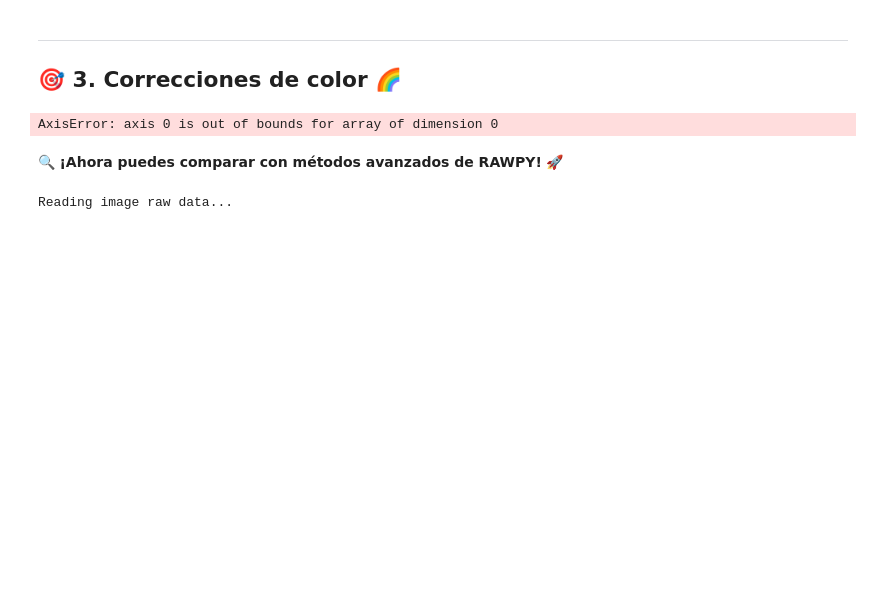
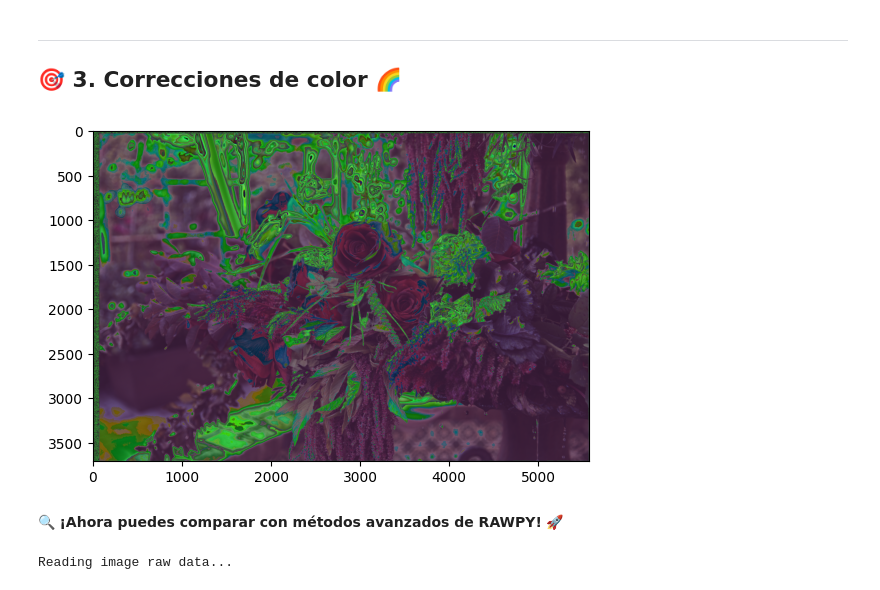
Before and after one commit to LOZANO29/Hands-on-Computer-Vision, a Jupyter notebook: sesiones/sesion2/Sesion2_1_Demosaicking.ipynb, the cells around one changed output. Drawn from its saved outputs; the diff is of its cells as text; code cells hidden in the pictures; blank space fills up the shorter version.

```diff
--- a/sesiones/sesion2/Sesion2_1_Demosaicking.ipynb
+++ b/sesiones/sesion2/Sesion2_1_Demosaicking.ipynb
@@ -228,25 +236,25 @@ plt.show()
 ## 🎯 **3. Correcciones de color** <a name="tema4"></a> 🌈
 # %%
 # Definimos el valor de gamma para la corrección gamma
-gamma = 2.2 # 🛠️ Puedes cambiar este valor para ver cómo afecta a la imagen
+gamma = 0.84 # 🛠️ Puedes cambiar este valor para ver cómo afecta a la imagen
 
 # Apilamos los canales rojo, verde y azul para formar una imagen RGB
-rgb = ...  # 🛠️ Completar la función para apilar los canales
+rgb = rgb = np.stack((r, g, b), axis=2)  # 🛠️ Completar la función para apilar los canales
 
 # # Normalización independiente por canal
 min_val = np.min(rgb, axis=(0, 1))  # Mínimo por canal
 max_val = np.max(rgb, axis=(0, 1))  # Máximo por canal
 
 rgb = (rgb - min_val) / (max_val - min_val)  # Normalización Min-Max por canal
 
 # Aplicamos la corrección gamma a la imagen RGB
 rgb = (np.power(rgb, 1.0 / gamma) )
 
 # Mostramos la imagen resultante
 plt.imshow((rgb))
 plt.show()
 # %% [output]
-AxisError: axis 0 is out of bounds for array of dimension 0
+[figure, added]
 # %% [markdown]
 🔍 **¡Ahora puedes comparar con métodos avanzados de RAWPY!** 🚀
 # %%
```
Also changed, not shown: parts of 2 cells of this notebook.
